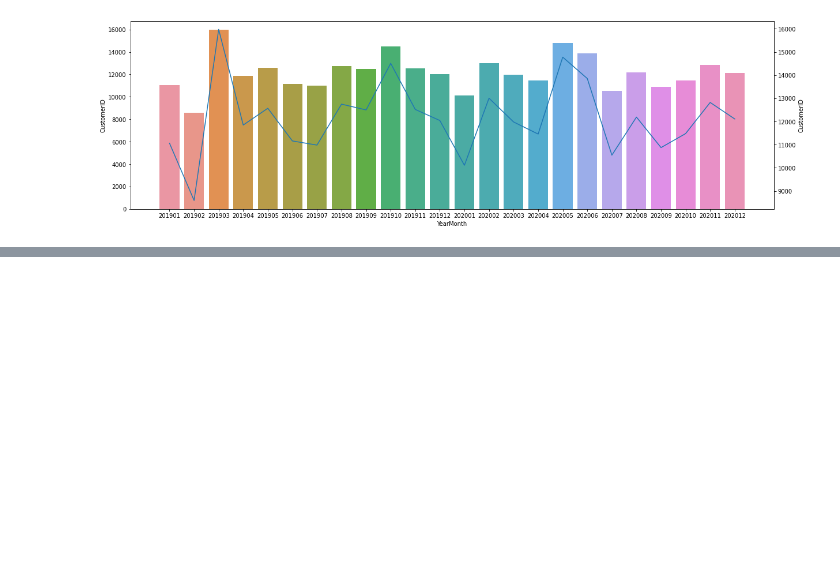
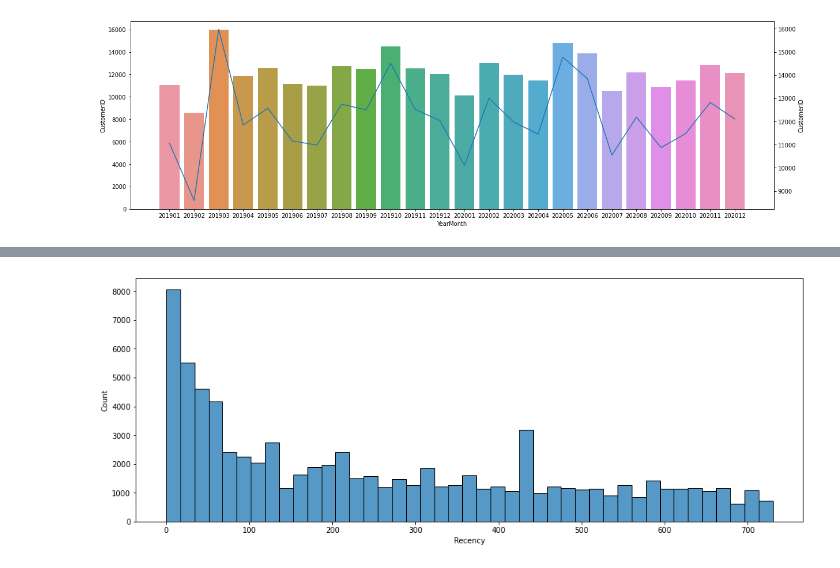
Before and after one commit to 01-slime/EDA, a Jupyter notebook: EDA.ipynb, the cells around one changed output, grey strips where cells are left out. Drawn from its saved outputs; the diff is of its cells as text; code cells hidden in the pictures; blank space fills up the shorter version.

```diff
--- a/EDA.ipynb
+++ b/EDA.ipynb
@@ -786,14 +724,0 @@ memory usage: 272.0+ bytes
-# %%
-#Colab 進行matplotlib繪圖時顯示繁體中文
-# 下載台北思源黑體並命名taipei_sans_tc_beta.ttf，移至指定路徑
-!wget -O TaipeiSansTCBeta-Regular.ttf https://drive.google.com/uc?id=1eGAsTN1HBpJAkeVM57_C7ccp7hbgSz3_&export=download
-
-import matplotlib as mpl
-import matplotlib.pyplot as plt
-from matplotlib.font_manager import fontManager
-
-# 改style要在改font之前
-# plt.style.use('seaborn')
-
-fontManager.addfont('TaipeiSansTCBeta-Regular.ttf')
-mpl.rc('font', family='Taipei Sans TC Beta')
@@ -936,0 +729,16 @@ plt.show()
+# %%
+sales_data_user= pd.DataFrame(sales_data1['CustomerID'].unique())
+sales_data_user.columns = ['CustomerID']
+#sales_data_user
+# %%
+tx_max_purchase = sales_data1.groupby('CustomerID').InvoiceDate.max().reset_index()
+#tx_max_purchase
+tx_max_purchase.columns = ['CustomerID','MaxPurchaseDate']
+#tx_max_purchase
+tx_max_purchase['Recency'] = (tx_max_purchase['MaxPurchaseDate'].max() - tx_max_purchase['MaxPurchaseDate']).dt.days
+#tx_max_purchase
+sales_data_user = pd.merge(sales_data_user, tx_max_purchase[['CustomerID','Recency']], on='CustomerID')
+sales_data_user
+#算出每位客戶的最大不活躍程度
+#tx_max_purchase['Recency'] = ((tx_max_purchase['MaxPurchaseDate'].max() - tx_max_purchase['MaxPurchaseDate']))/np.timedelta64(1,'D')
+#sales_data_user
@@ -936,0 +759,8 @@ plt.show()
+# %%
+#針對每位客戶畫出的圖
+fig,axes = plt.subplots(figsize=(16,6))
+sns.histplot(data=sales_data_user['Recency'],ax=axes)
+plt.show()
+#可看出大部分客戶活躍程
+# %% [output]
+[figure, added]
```
Also changed, not shown: parts of 63 cells of this notebook.
